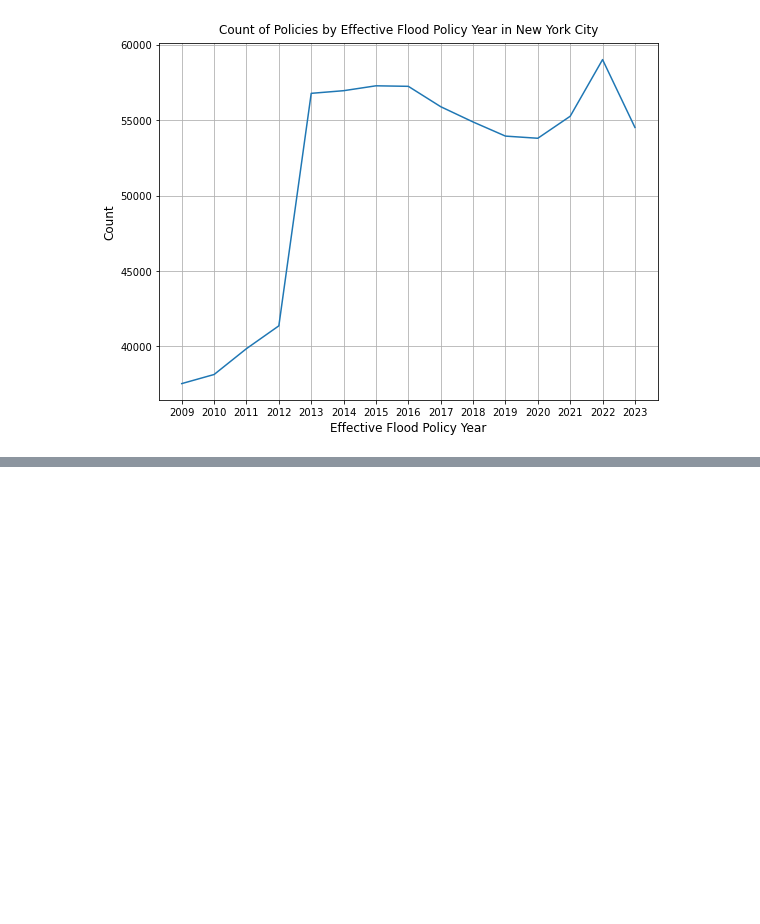
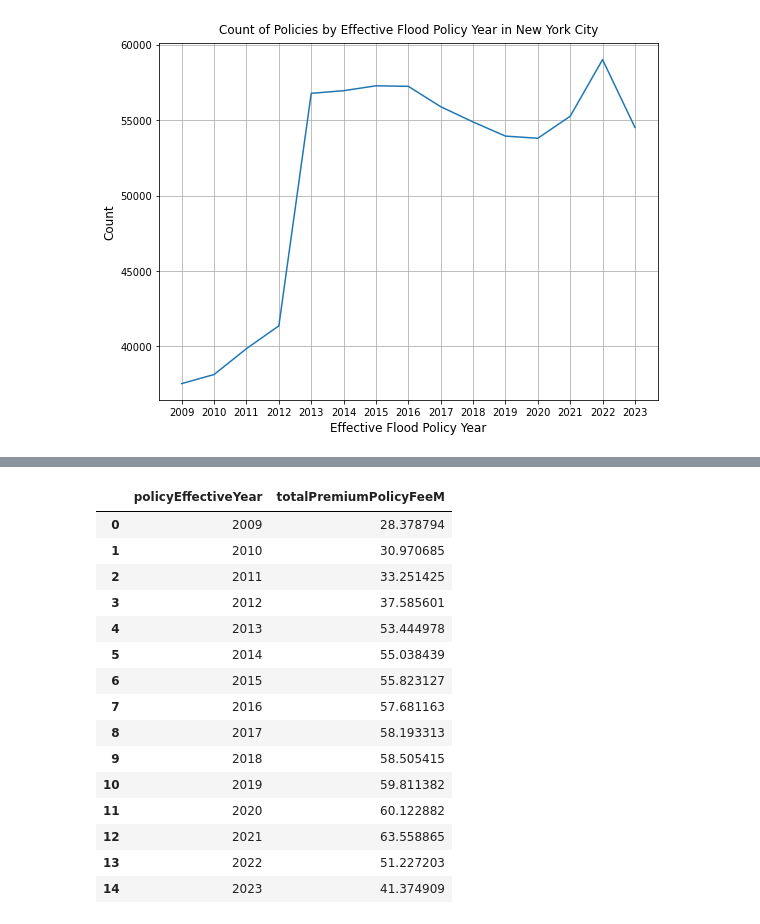
Before and after one commit to mebauer/fema-nfip-nyc, a Jupyter notebook: sample-analysis.ipynb, the cells around one changed output, grey strips where cells are left out. Saved outputs shown, nothing was run; the diff lists cells and outputs as text; code cells hidden in the pictures; blank space fills up the shorter version.

```diff
--- a/sample-analysis.ipynb
+++ b/sample-analysis.ipynb
@@ -280,0 +346,32 @@ plt.savefig('figures/effective-policies.png', bbox_inches='tight', dpi=250)
+# %%
+df['totalPremiumPolicyFeeM'] = (
+    (df['totalInsurancePremiumOfThePolicy'] + df['federalPolicyFee']) / 1_000_000
+)
+
+total_policy_fee = (
+    df.loc[df['policyEffectiveYear'] < 2024]
+    .groupby(by='policyEffectiveYear')['totalPremiumPolicyFeeM']
+    .sum()
+    .reset_index()
+    .astype({'policyEffectiveYear':'int'})
+    .sort_values(by='policyEffectiveYear')
+)
+
+total_policy_fee
+# %% [output]
+|  | policyEffectiveYear | totalPremiumPolicyFeeM |
+| 0 | 2009 | 28.378794 |
+| 1 | 2010 | 30.970685 |
+| 2 | 2011 | 33.251425 |
+| 3 | 2012 | 37.585601 |
+| 4 | 2013 | 53.444978 |
+| 5 | 2014 | 55.038439 |
+| 6 | 2015 | 55.823127 |
+| 7 | 2016 | 57.681163 |
+| 8 | 2017 | 58.193313 |
+| 9 | 2018 | 58.505415 |
+| 10 | 2019 | 59.811382 |
+| 11 | 2020 | 60.122882 |
+| 12 | 2021 | 63.558865 |
+| 13 | 2022 | 51.227203 |
+| 14 | 2023 | 41.374909 |
```
Also changed, not shown: parts of 5 cells of this notebook, 3 other files.
